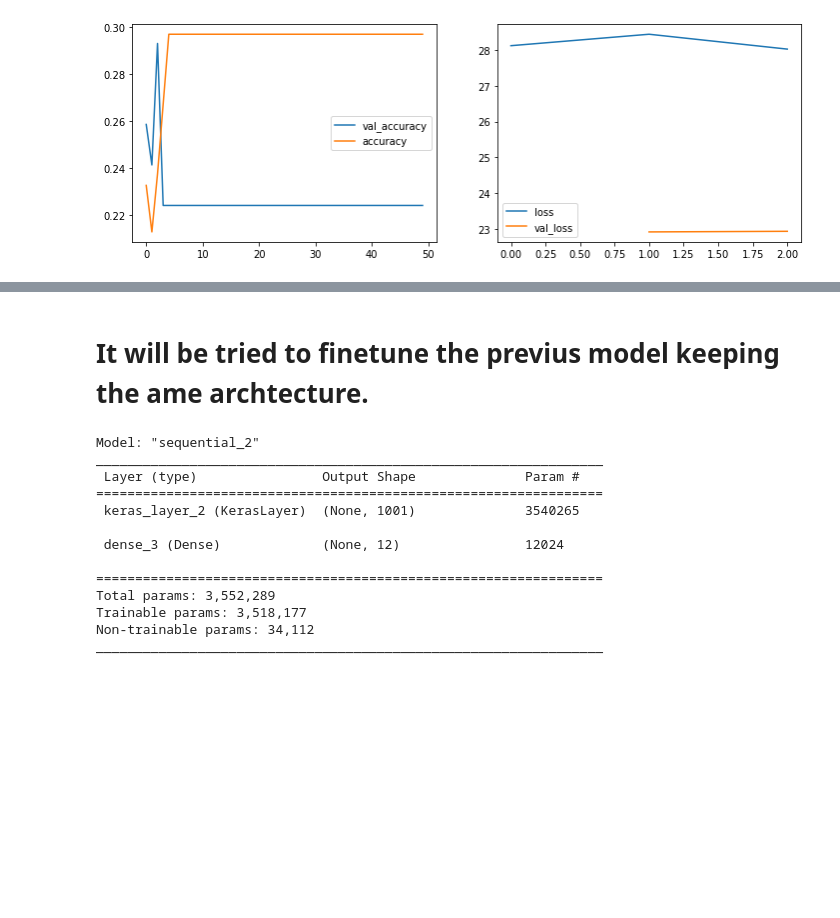
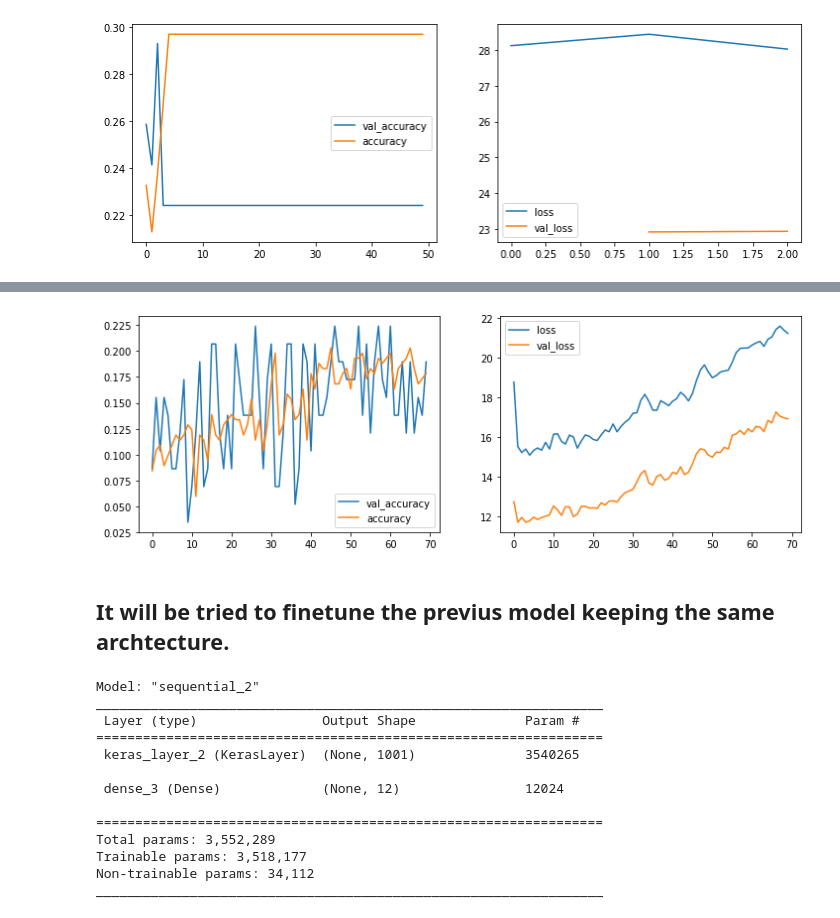
Before and after one commit to estevanmendes/chess_img, a Jupyter notebook: codigo.ipynb, the cells around one changed output, grey strips where cells are left out. Drawn from its saved outputs; the diff is of its cells as text; code cells hidden in the pictures; blank space fills up the shorter version.

```diff
--- a/codigo.ipynb
+++ b/codigo.ipynb
@@ -292,0 +347,2 @@ plot_train(history2)
+# %%
+history2=model.fit(Xtrain,Ytrain,epochs=20,batch_size=20,validation_data=(Xvalid,Yvalid))
@@ -293,5 +367,10 @@ plot_train(history2)
+# %%
+histories=join_training_hitory([history,history2])
+plot_train(histories,multiple=True)
+# %% [output]
+[figure, added]
 # %% [markdown]
-# It will be tried to finetune the previus model keeping the ame archtecture.
+## It will be tried to finetune the previus model keeping the same archtecture.
 # %%
 
 Layers= [
```
Also changed, not shown: parts of 56 cells of this notebook.
